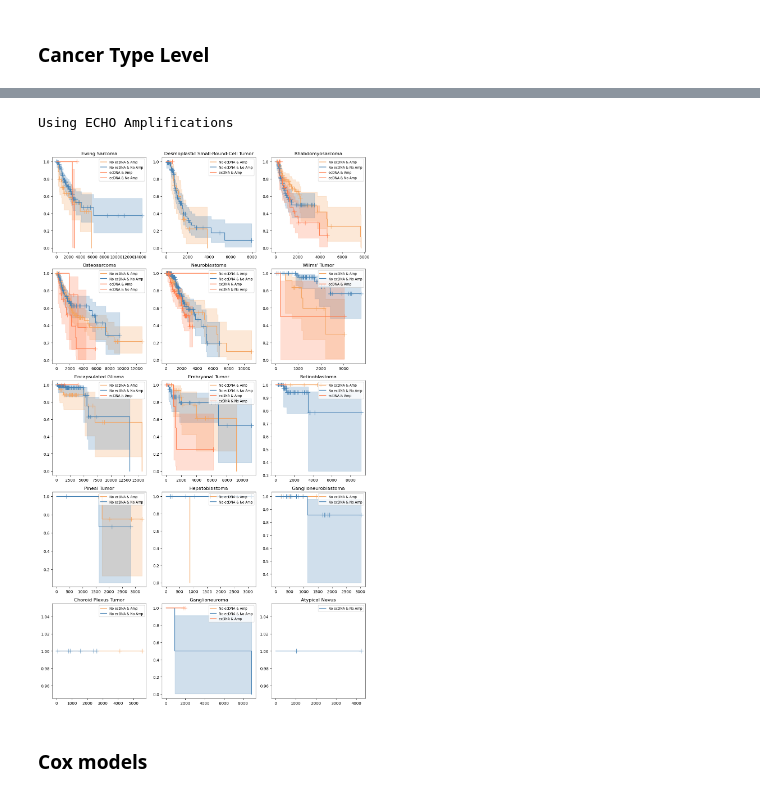
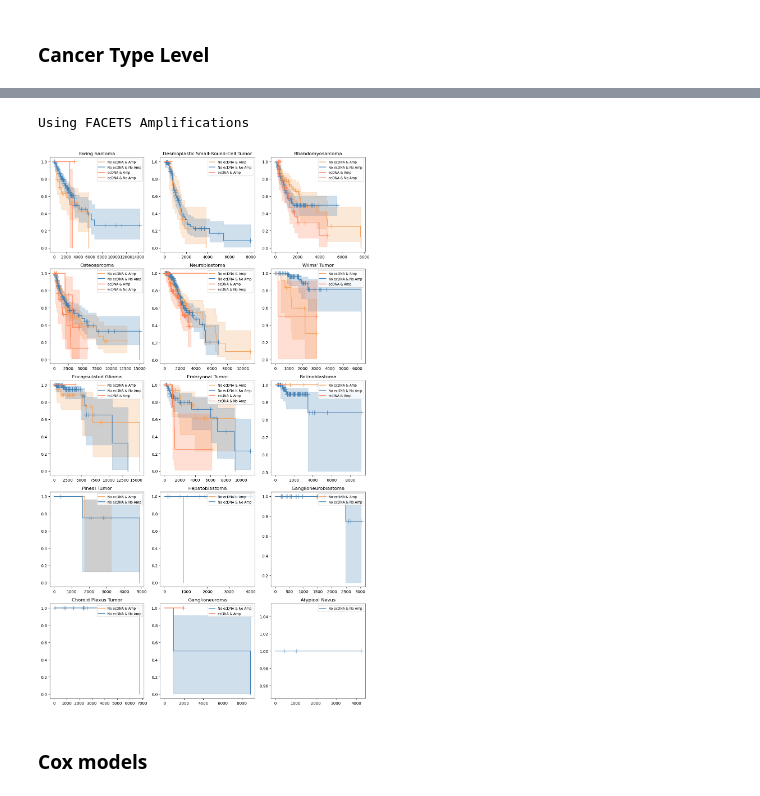
Before and after one commit to mskcc/Penguin, a Jupyter notebook: notebooks/ecs_diagnosis_km_curves.ipynb, the cells around one changed output, grey strips where cells are left out. Cells and saved outputs as stored; diff of their text form; code cells hidden in the pictures.

```diff
--- a/notebooks/ecs_diagnosis_km_curves.ipynb
+++ b/notebooks/ecs_diagnosis_km_curves.ipynb
@@ -105,30 +129,30 @@ for tissue in parsed_data['TISSUE']['children'] :
 # %%
-echo['patientId'] = echo['sample_id'].apply(lambda x: x.split('-', 2)[0] + '-' + x.split('-', 2)[1])
-echo['tumorSampleId'] = echo['sample_id'].apply(lambda x: '-'.join(x.split('-', 4)[:4]))
-echo['normalSampleId'] = echo.apply(lambda row: row['sample_id'][len(row['tumorSampleId']):].lstrip('-'), axis = 1)
-echo.drop('sample_id', axis = 1, inplace = True)
-echo = echo[['patientId', 'tumorSampleId', 'normalSampleId', 'gene', 'ecDNA_prob', 'ecDNA_status']]
+ecs['patientId'] = ecs['sample_id'].apply(lambda x: x.split('-', 2)[0] + '-' + x.split('-', 2)[1])
+ecs['tumorSampleId'] = ecs['sample_id'].apply(lambda x: '-'.join(x.split('-', 4)[:4]))
+ecs['normalSampleId'] = ecs.apply(lambda row: row['sample_id'][len(row['tumorSampleId']):].lstrip('-'), axis = 1)
+ecs.drop('sample_id', axis = 1, inplace = True)
+ecs = ecs[['patientId', 'tumorSampleId', 'normalSampleId', 'gene', 'ecDNA_prob', 'ecDNA_status']]
 
 manifest = manifest[['sampleId', 'cancerType', 'cancerTypeDetailed', 'osStatus', 'oncotreeCode']]
-echo = pd.merge(echo, manifest, left_on = 'tumorSampleId', right_on = 'sampleId', how = 'left')
+ecs = pd.merge(ecs, manifest, left_on = 'tumorSampleId', right_on = 'sampleId', how = 'left')
 
 # Get oncotree codes
-echo['oncotreeLevel2'] = ""
-for i, row in echo.iterrows() :
+ecs['oncotreeLevel2'] = ""
+for i, row in ecs.iterrows() :
     for key in oncotree_dict :
         if row['oncotreeCode'] in oncotree_dict[key] :
-            echo.loc[i, 'oncotreeLevel2'] = key
+            ecs.loc[i, 'oncotreeLevel2'] = key
 # %%
 if use_facets_cn :
     facets = facets[facets['tcn'].notna()]
-    echo['facets_cn'] = np.nan
+    ecs['facets_cn'] = np.nan
 
     facets_dict = {}
     for i, row in facets.iterrows() :
         facets_dict[row['sample_id'] + '_' + row['gene']] = row['tcn']
-    for i, row in echo.iterrows() :
+    for i, row in ecs.iterrows() :
         if row['tumorSampleId'] + '_' + row['gene'] in facets_dict :
-            echo.loc[i, 'facets_cn'] = facets_dict[row['tumorSampleId'] + '_' + row['gene']]
+            ecs.loc[i, 'facets_cn'] = facets_dict[row['tumorSampleId'] + '_' + row['gene']]
 # %%
 ## Get timeline data into dicts ##
 
@@ -147,12 +171,12 @@ for i, row in diagnosis.iterrows() :
     else :
         diagnosis_dict[row['PATIENT_ID']] = row['START_DATE']
 # %%
-## Get ECHO information into dicts ##
+## Get ecs information into dicts ##
 
 # ecDNA status of each patient (ecDNA presence in any gene)
 ecDNAStatus_dict = {}
 
-# ECHO amplification status
+# ecs amplification status
 ampStatus_dict = {}
 # cancer type per patient (latest)
 ctype_dict = {}
@@ -160,7 +184,7 @@ ctype_dict = {}
 living_dict = {}
 death_dict = {}
 
-for i, row in echo.iterrows() :
+for i, row in ecs.iterrows() :
     if row['ecDNA_status'] == 'ecDNA' :
         ampStatus_dict[row['patientId']] = True
         ecDNAStatus_dict[row['patientId']] = True
@@ -173,15 +197,15 @@ for i, row in echo.iterrows() :
         death_dict[row['patientId']] = True
 
 if use_facets_cn :
-    echo['ecDNA'] = False
+    #ecs['ecDNA'] = False
     ampStatus_dict = {}
-    for i, row in echo.iterrows() :
+    for i, row in ecs.iterrows() :
         if row['facets_cn'] > 3 :
             ampStatus_dict[row['patientId']] = True
 # %%
 ## Fill in larger dataframe with this info ##
 
-for_km = pd.DataFrame(echo['patientId'].unique(), columns = ['patientId'])
+for_km = pd.DataFrame(ecs['patientId'].unique(), columns = ['patientId'])
 for_km['ecDNAStatus'] = False
 for_km['facetscn>3'] = False
 for_km['time'] = np.nan
@@ -394,36 +413,38 @@ if use_facets_cn :
 
     print("Using FACETS Amplifications")
     # Ignore all warnings
     warnings.filterwarnings('ignore')
 
     # Allow for multiple plots
     fig, axs = plt.subplots((len(cancer_types_to_use)+2)//3, 3, figsize = (12, 2 + 1.2 * len(cancer_types_to_use)))
     axs = axs.flatten()
     for i in range(len(cancer_types_to_use)) :
         # Get specific data set for the cancer type
         ecDNA_patient_specific = for_km_nona[for_km_nona[analysis_type] == cancer_types_to_use[i]]
 
         for status in sorted(ecDNA_patient_specific['combinedStatus'].unique()):
             if status == 'No ecDNA & No Amp' :
                 color = colors[0]
             elif status == 'No ecDNA & Amp' :
                 color = colors[1]
+            elif status == 'ecDNA & Amp' :
+                color = colors[2]
             else :
-                color = colors[2]
+                color = colors[3]
 
             kmf = KaplanMeierFitter()
             subset = ecDNA_patient_specific[ecDNA_patient_specific['combinedStatus'] == status]
             kmf.fit(subset['time'], event_observed=(subset['osStatusInt'] == 1))
 
             kmf.plot(show_censors=True, ci_show=True, label=f'{status}', ax = axs[i], color = color)
             axs[i].legend(loc='upper right', fontsize='small')
             axs[i].set_title(cancer_types_to_use[i])
             axs[i].set_xlabel("")
     plt.tight_layout()
     plt.show()
 # %% [output]
-Using ECHO Amplifications
+Using FACETS Amplifications
-[figure, old version]
+[figure, new version]
 # %% [markdown]
 ### Cox models
 # %%
```
Also changed, not shown: parts of 10 cells of this notebook, 2 other files.
